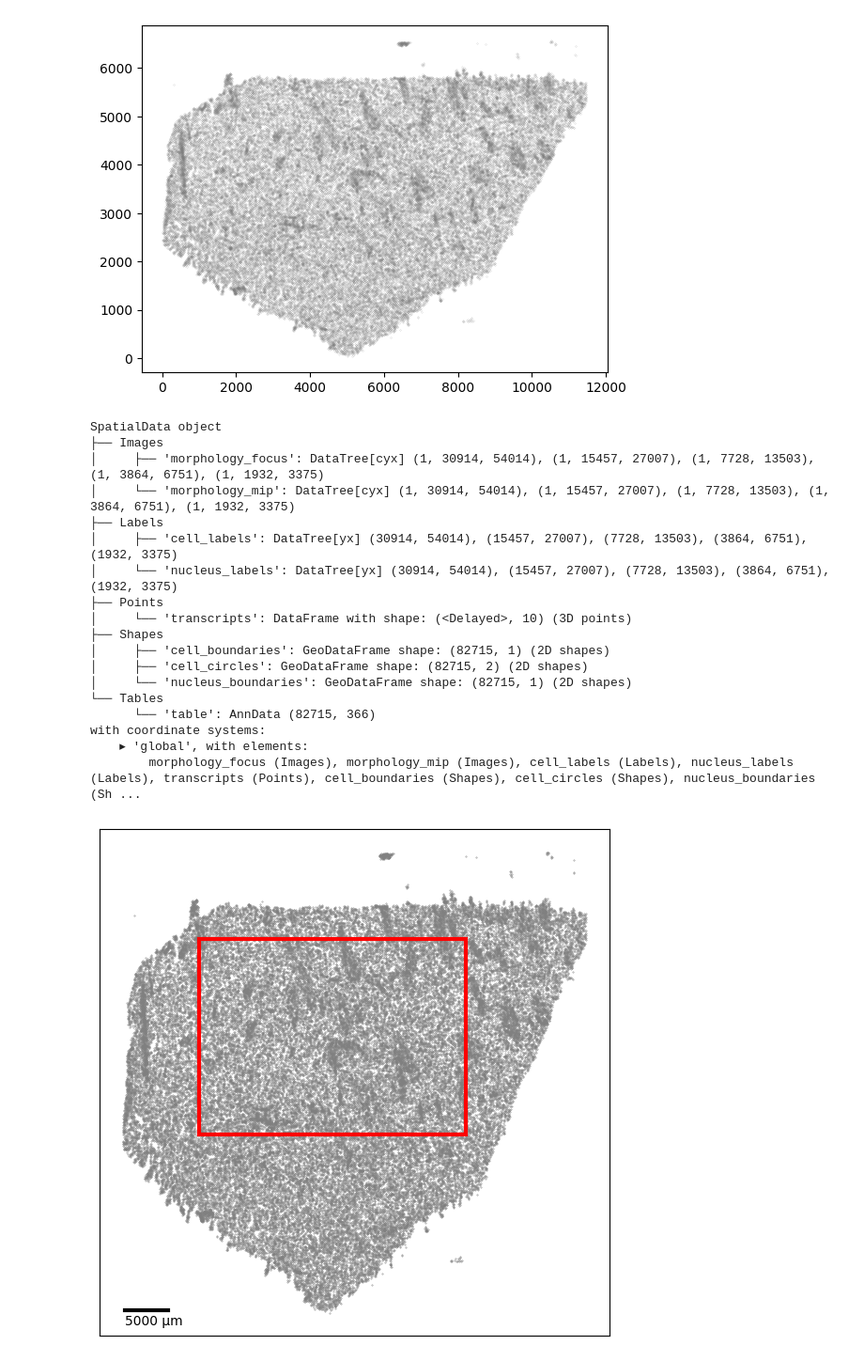
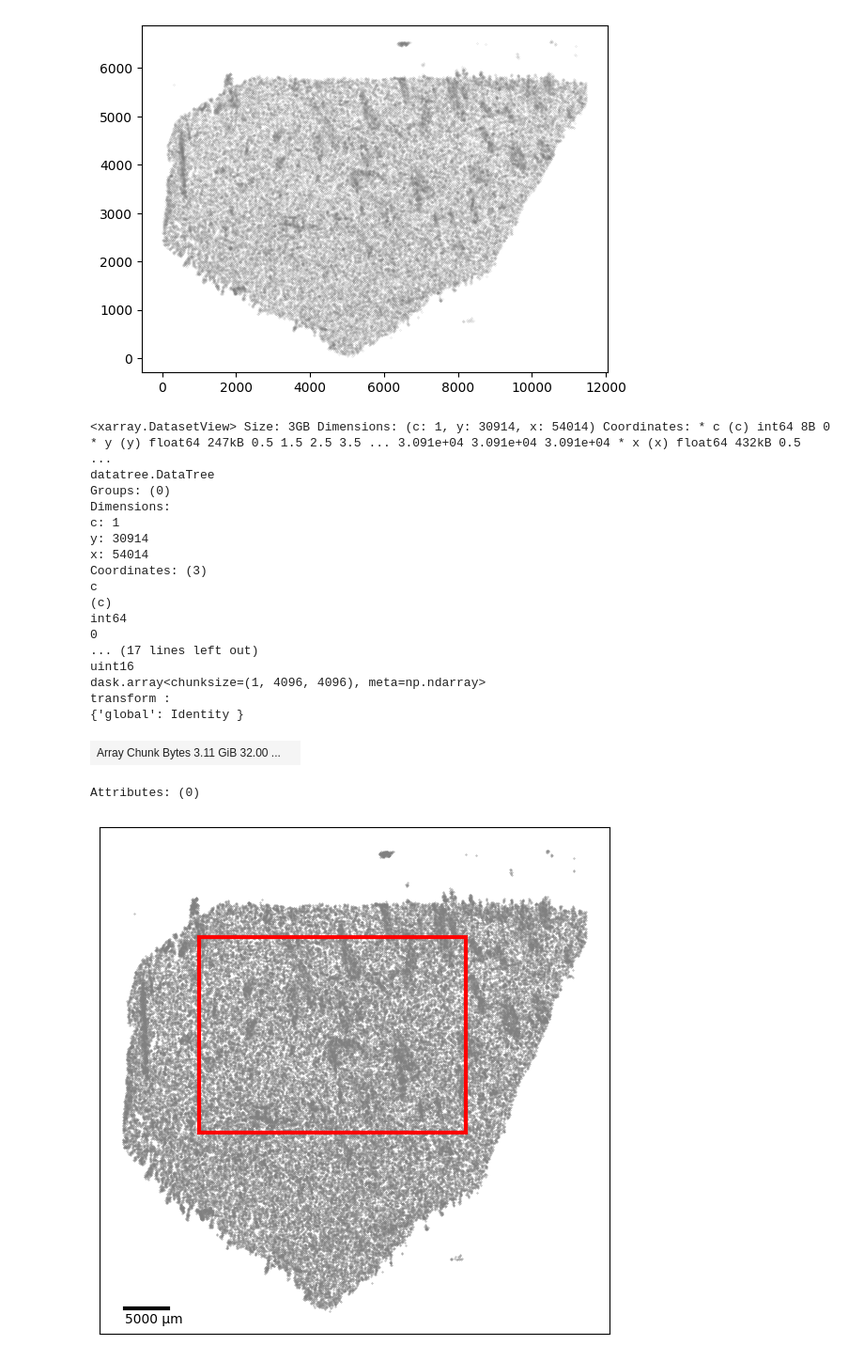
Before and after one commit to theislab/troutpy_reproducibility, a Jupyter notebook: notebooks/roi_selection_notebooks/Xenium_hscaudate.ipynb, the cells around one changed output. Shown at 94% size. Saved outputs shown, nothing was run; the diff lists cells and outputs as text; code cells hidden in the pictures.

```diff
--- a/notebooks/roi_selection_notebooks/Xenium_hscaudate.ipynb
+++ b/notebooks/roi_selection_notebooks/Xenium_hscaudate.ipynb
@@ -47,25 +47,26 @@ plt.scatter(spat,spat2,s=0.01,c='grey')
 <matplotlib.collections.PathCollection at 0x...>
 [figure]
 # %%
-sdata
+sdata["morphology_focus"].scale0
 # %% [output]
-SpatialData object
-├── Images
-│     ├── 'morphology_focus': DataTree[cyx] (1, 30914, 54014), (1, 15457, 27007), (1, 7728, 13503), (1, 3864, 6751), (1, 1932, 3375)
-│     └── 'morphology_mip': DataTree[cyx] (1, 30914, 54014), (1, 15457, 27007), (1, 7728, 13503), (1, 3864, 6751), (1, 1932, 3375)
-├── Labels
-│     ├── 'cell_labels': DataTree[yx] (30914, 54014), (15457, 27007), (7728, 13503), (3864, 6751), (1932, 3375)
-│     └── 'nucleus_labels': DataTree[yx] (30914, 54014), (15457, 27007), (7728, 13503), (3864, 6751), (1932, 3375)
-├── Points
-│     └── 'transcripts': DataFrame with shape: (<Delayed>, 10) (3D points)
-├── Shapes
-│     ├── 'cell_boundaries': GeoDataFrame shape: (82715, 1) (2D shapes)
-│     ├── 'cell_circles': GeoDataFrame shape: (82715, 2) (2D shapes)
-│     └── 'nucleus_boundaries': GeoDataFrame shape: (82715, 1) (2D shapes)
-└── Tables
-      └── 'table': AnnData (82715, 366)
-with coordinate systems:
-    ▸ 'global', with elements:
-        morphology_focus (Images), morphology_mip (Images), cell_labels (Labels), nucleus_labels (Labels), transcripts (Points), cell_boundaries (Shapes), cell_circles (Shapes), nucleus_boundaries (Sh ...
+<xarray.DatasetView> Size: 3GB Dimensions: (c: 1, y: 30914, x: 54014) Coordinates: * c (c) int64 8B 0 * y (y) float64 247kB 0.5 1.5 2.5 3.5 ... 3.091e+04 3.091e+04 3.091e+04 * x (x) float64 432kB 0.5  ...
+datatree.DataTree
+Groups: (0)
+Dimensions:
+c: 1
+y: 30914
+x: 54014
+Coordinates: (3)
+c
+(c)
+int64
+0
+... (17 lines left out)
+uint16
+dask.array<chunksize=(1, 4096, 4096), meta=np.ndarray>
+transform :
+{'global': Identity }
+| Array Chunk Bytes 3.11 GiB 32.00 ... |  |
+Attributes: (0)
 # %%
 # ROI selection
```
Also changed, not shown: parts of 13 cells of this notebook, 33 other files.
